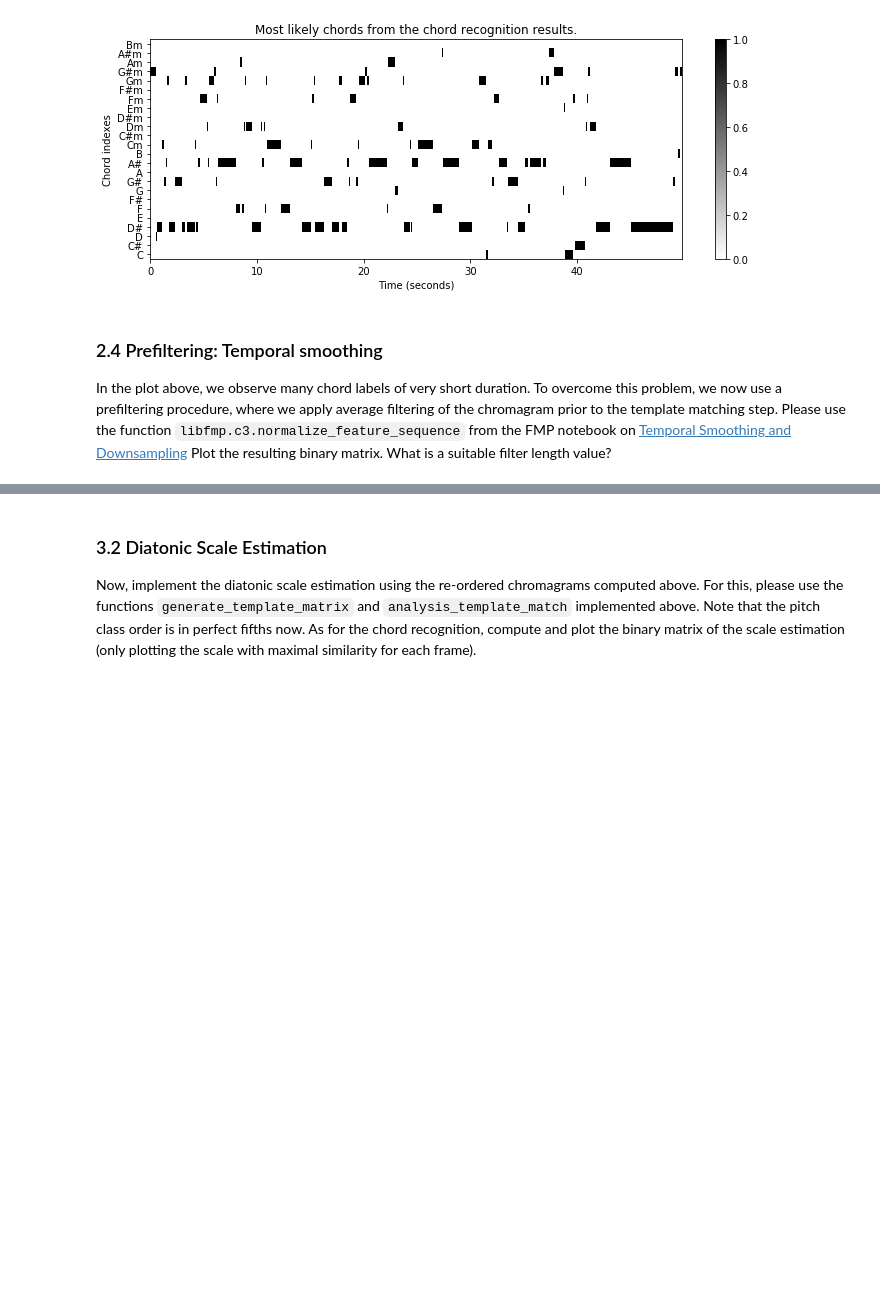
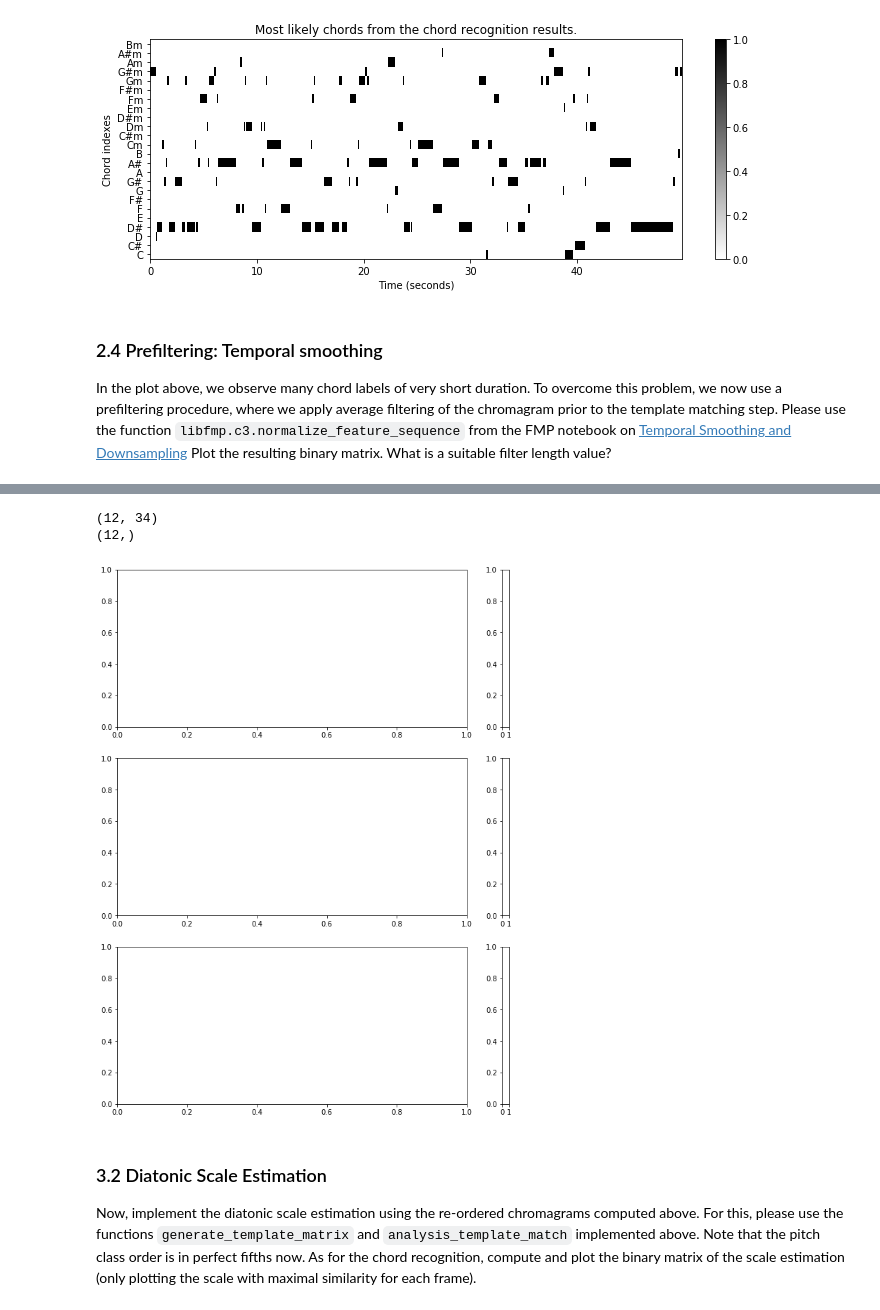
Before and after one commit to marc-philipp-knechtle/mir, a Jupyter notebook: ExerciseMIR/exercise04.ipynb, the cells around one changed output, grey strips where cells are left out. Saved outputs shown, nothing was run; the diff lists cells and outputs as text; code cells hidden in the pictures; blank space fills up the shorter version.

```diff
--- a/ExerciseMIR/exercise04.ipynb
+++ b/ExerciseMIR/exercise04.ipynb
@@ -319,6 +307,7 @@ In the plot above, we observe many chord labels of very short duration. To overc
 Plot the resulting binary matrix. What is a suitable filter length value?
 # %%
 from scipy import signal
+
 
 def smooth_downsample_feature_sequence(X, Fs, filt_len=41, down_sampling=10, w_type='boxcar'):
     """Smoothes and downsamples a feature sequence. Smoothing is achieved by convolution with a filter kernel
@@ -337,10 +326,11 @@ def smooth_downsample_feature_sequence(X, Fs, filt_len=41, down_sampling=10, w_t
         Fs_feature (scalar): Frame rate of ``X_smooth``
     """
     filt_kernel = np.expand_dims(signal.get_window(w_type, filt_len), axis=0)
-    X_smooth = signal.convolve(X, filt_kernel, mode='same') / filt_len
-    X_smooth = X_smooth[:, ::down_sampling]
-    Fs_feature = Fs / down_sampling
-    return X_smooth, Fs_feature
+    x_smooth = signal.convolve(X, filt_kernel, mode='same') / filt_len
+    x_smooth = x_smooth[:, ::down_sampling]
+    fs_feature = Fs / down_sampling
+    return x_smooth, fs_feature
+
 
 # average filtering
 
@@ -351,10 +341,8 @@ down_sampling = 10
 C_for_filtering = librosa.feature.chroma_cqt(C=P, bins_per_octave=12, n_octaves=7, fmin=librosa.midi_to_hz(24),
                                              norm=norm_p)
 
-# C_filtered = libfmp.c3.normalize_feature_sequence(C_for_filtering, norm='2', threshold=0.0001)
-# Fs_smooth = Fs / down_sampling
-
 C_filtered, Fs_smooth = smooth_downsample_feature_sequence(C_for_filtering, Fs)
+C_filtered = libfmp.c3.normalize_feature_sequence(C_filtered, norm='2', threshold=0.0001)
 
 f_analysis_prefilt = analysis_template_match(C_filtered, templates_majmin, apply_normalization=True, norm_output='2')
 f_analysis_max_prefilt = np.argmax(f_analysis_prefilt, axis=0)
@@ -362,7 +350,6 @@ f_analysis_chords_prefilt = np.zeros(f_analysis_prefilt.shape)
 for n in range(f_analysis_prefilt.shape[1]):
     f_analysis_chords_prefilt[chord_max[n], n] = 1
 
-
 ## your code here (plot results)
 libfmp.b.plot_matrix(f_analysis_chords_prefilt, title='Most likely chords from the chord recognition results.',
                      ylabel='Chord indexes', Fs=10, figsize=(10, 4))
@@ -410,37 +391,57 @@ Tonal analysis comprises a number of concepts from music theory, which relate to
 We now implement a method for diatonic scale estimation. To this end, we first perform prefiltering with a high filter length of 45 frames. We now re-order our chromagram to a series of perfect fifths, starting with the pitch class `F`. One can do this efficiently by indexing the pitch classes using the modulo operation (function `np.mod`). Recall that a perfect fifth has a size of 7 semitones and pitch classes are given by indizes in the range $\{0, \ldots 11\}$.
 # %%
 def sort_by_fifths(feature_sequence, offset=0):
+    """
+    Args:
+        feature_sequence:   shape (12,34) in this example because of the downsampling
+                            12 semitones, 50 time indices
+        offset:
+
+    Returns:
+
+    """
+
+    print(feature_sequence.shape)
+
     ## your code here
-    fifth_indices =
+    fifth_indices = np.mod([x * 7 for x in range(12)], 12)  # 12 indices, see chroma_label_sorted
+
+    print(fifth_indices.shape)
 
     assert (feature_sequence.shape[0] == 12), 'input "templatesC" has wrong size!'
     feature_sequence_sorted = np.roll(feature_sequence[fifth_indices, :], shift=-offset, axis=0)
 
     return feature_sequence_sorted
 
 
 filt_len = 45
 down_sampling = 15
 
 ## your code here
-C_filtered, Fs_smooth =
+C_filtered, Fs_smooth = smooth_downsample_feature_sequence(C, Fs, filt_len=filt_len, down_sampling=down_sampling)
 
 # re-order chroma by perfect fifths
 offset = -1  # start with pitch class F
 C_sorted = sort_by_fifths(C_filtered, offset=offset)
+# C sorted has the shape (2, 34) since it has only the perfect fifth chromata
 chroma_label_sorted = ['F', 'C', 'G', 'D', 'A', 'E', 'B', 'F#', 'C#', 'G#', 'D#', 'A#']
 
 plt.figure(figsize=(10, 14))
 gs = gridspec.GridSpec(3, 2, width_ratios=[1, 0.02])
 
 ax0 = plt.subplot(gs[0, 0])
 ax1 = plt.subplot(gs[0, 1])
 ax2 = plt.subplot(gs[1, 0])
 ax3 = plt.subplot(gs[1, 1])
 ax4 = plt.subplot(gs[2, 0])
 ax5 = plt.subplot(gs[2, 1])
 
 ## your code here (plot chroma features)
+# I don't know what to visualize here since there is no section about this visualization in the task description :(
+# %% [output]
+(12, 34)
+(12,)
+[figure, added]
 # %% [markdown]
 ### 3.2 Diatonic Scale Estimation
 
```
Also changed, not shown: parts of 4 cells of this notebook, 1 other file.
